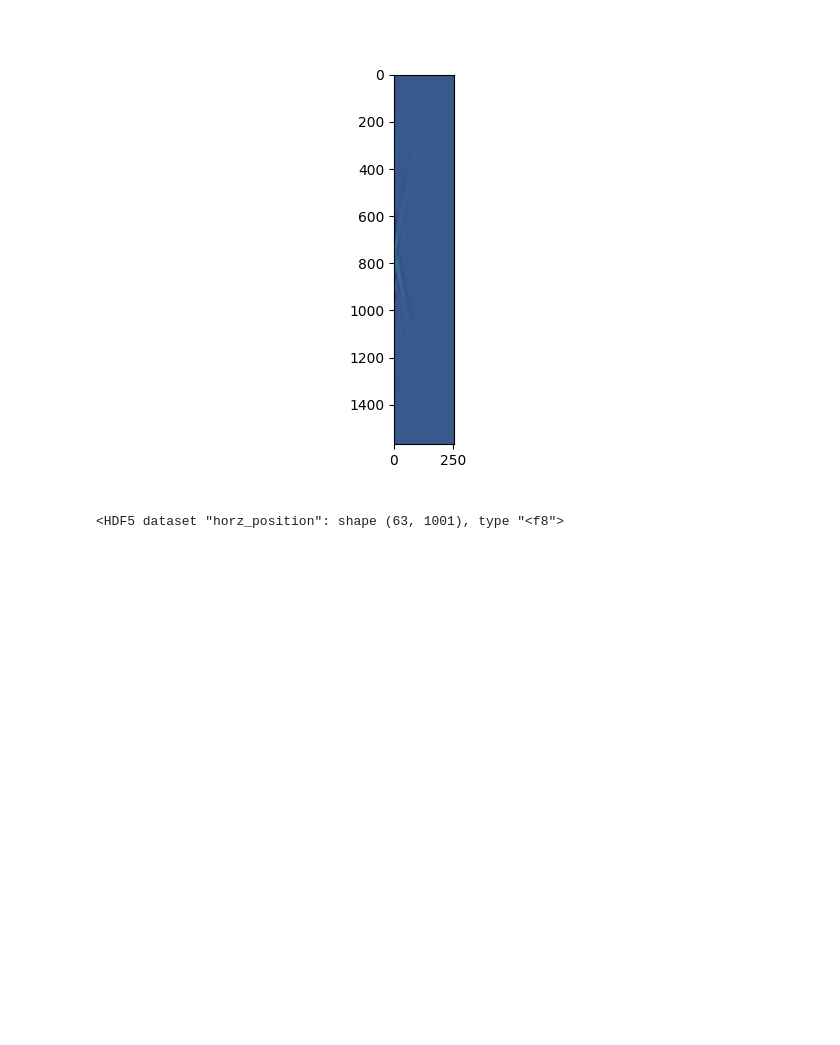
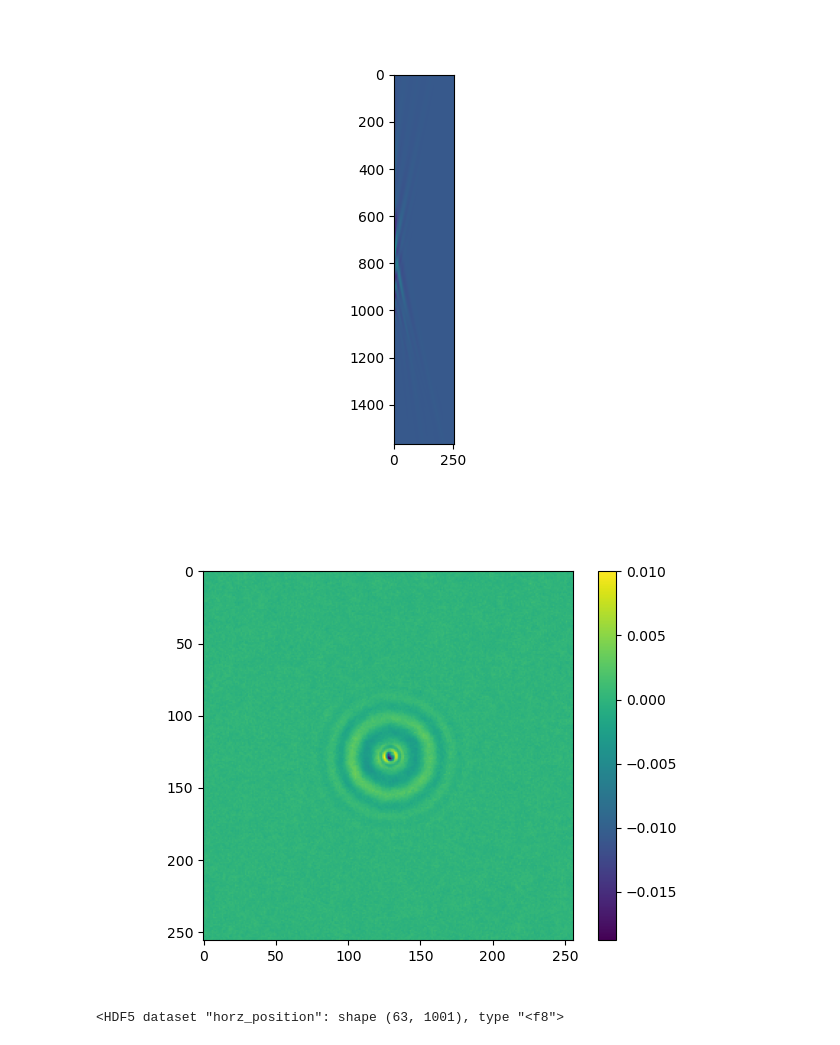
Before and after one commit to till-robert/ultralytics, a Jupyter notebook: data_gen/Spot_size_calibration.ipynb, the cells around one changed output. Cells and saved outputs as stored; diff of their text form; code cells hidden in the pictures; blank space fills up the shorter version.

```diff
--- a/data_gen/Spot_size_calibration.ipynb
+++ b/data_gen/Spot_size_calibration.ipynb
@@ -259,3 +258,22 @@ refstack = np.array(allbeads_refstack["Refstack"])
+# %%
+import h5py
+from skimage.transform import resize
+allbeads_refstack = h5py.File("FinalRefstack_allbeads_latdrift_corr_min20_temp.mat")["Refstack"]
+# refstack = np.array(allbeads_refstack["Refstack"])
+# refstack = refstack.astype(np.float32)
+resize_factor=2
+allbeads_refstack = np.array([resize(ref,(ref.shape[0]//resize_factor,ref.shape[1]//resize_factor)) for ref in allbeads_refstack])
+# allbeads_refstack = allbeads_refstack.astype(np.float32)-2e4 #cast to float, remove background
+# allbeads_refstack /= max(np.max(allbeads_refstack),-np.min(allbeads_refstack)) #scale all entries by global max to lie within (-1,1)
+
+allbeads_refstack -= np.median(allbeads_refstack)
+# %%
+plt.clf()
+plt.imshow(allbeads_refstack[500])
+plt.colorbar()
+plt.show()
+# %% [output]
+[figure, added]
 # %%
 allbeads_refstack.keys()
 allbeads_refstack["horz_position"]
```
Also changed, not shown: parts of 10 cells of this notebook, 6 other files.
